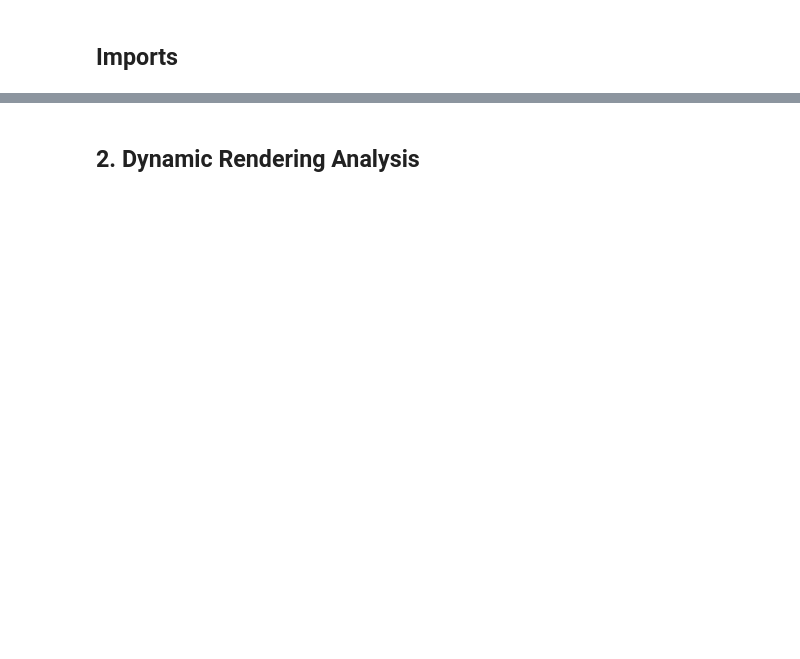
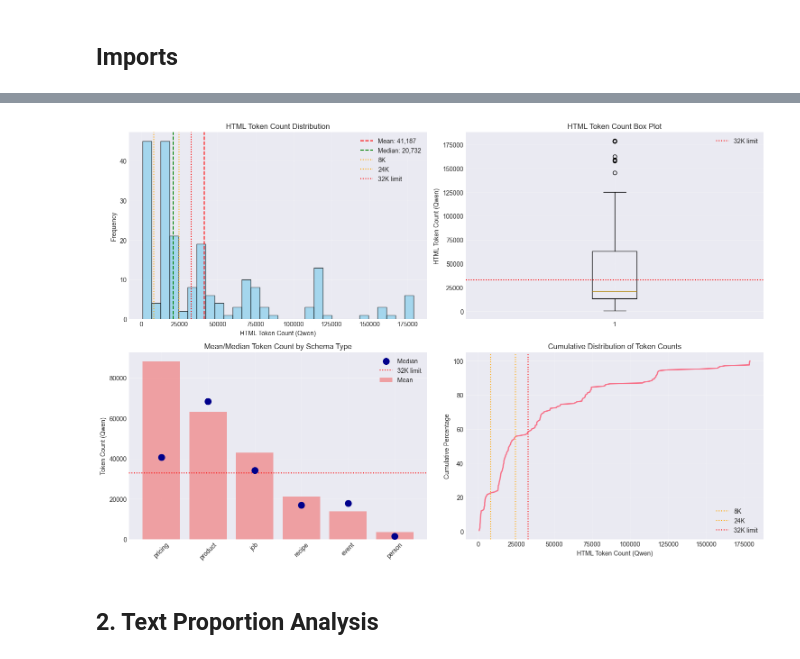
Before and after one commit to luarss/c4ai-crawlerlm, a Jupyter notebook: notebooks/00_eda.ipynb, the cells around one changed output, grey strips where cells are left out. Saved outputs shown, nothing was run; the diff lists cells and outputs as text; code cells hidden in the pictures; blank space fills up the shorter version.

```diff
--- a/notebooks/00_eda.ipynb
+++ b/notebooks/00_eda.ipynb
@@ -240,0 +41,16 @@ Flagged files: 356
+# %%
+# Find all HTML files
+candidates_dir = Path('../data/seeds/candidates')
+html_files = sorted(candidates_dir.glob('*.html'))
+
+print(f'Found {len(html_files)} HTML files')
+
+# Parse schema types
+schema_counts = Counter()
+for html_file in html_files:
+    schema_type = html_file.stem.split('_')[0]
+    schema_counts[schema_type] += 1
+
+print(f'\nSchema type distribution:')
+for schema_type, count in schema_counts.most_common():
+    print(f'  {schema_type}: {count}')
@@ -276,2 +181,60 @@ File Size Statistics:
+# %%
+# Visualize token distribution
+fig, axes = plt.subplots(2, 2, figsize=(15, 10))
+
+# Histogram
+axes[0, 0].hist(df['html_tokens'], bins=30, edgecolor='black', alpha=0.7, color='skyblue')
+axes[0, 0].axvline(df['html_tokens'].mean(), color='red', linestyle='--',
+                   label=f'Mean: {df["html_tokens"].mean():,.0f}')
+axes[0, 0].axvline(df['html_tokens'].median(), color='green', linestyle='--',
+                   label=f'Median: {df["html_tokens"].median():,.0f}')
+axes[0, 0].axvline(8192, color='orange', linestyle=':', label='8K')
+axes[0, 0].axvline(24576, color='orange', linestyle=':', label='24K')
+axes[0, 0].axvline(32768, color='red', linestyle=':', label='32K limit')
+axes[0, 0].set_xlabel('HTML Token Count (Qwen)')
+axes[0, 0].set_ylabel('Frequency')
+axes[0, 0].set_title('HTML Token Count Distribution')
+axes[0, 0].legend()
+axes[0, 0].grid(True, alpha=0.3)
+
+# Box plot
+axes[0, 1].boxplot(df['html_tokens'], vert=True)
+axes[0, 1].set_ylabel('HTML Token Count (Qwen)')
+axes[0, 1].set_title('HTML Token Count Box Plot')
+axes[0, 1].axhline(32768, color='red', linestyle=':', label='32K limit')
+axes[0, 1].grid(True, alpha=0.3)
+axes[0, 1].legend()
+
+# By schema type
+schema_tokens = df.groupby('schema_type')['html_tokens'].agg(['mean', 'median', 'min', 'max'])
+schema_tokens = schema_tokens.sort_values('mean', ascending=False)
+x_pos = np.arange(len(schema_tokens))
+axes[1, 0].bar(x_pos, schema_tokens['mean'], color='lightcoral', alpha=0.7, label='Mean')
+axes[1, 0].scatter(x_pos, schema_tokens['median'], color='darkblue', s=100, zorder=3, label='Median')
+axes[1, 0].axhline(32768, color='red', linestyle=':', label='32K limit')
+axes[1, 0].set_xticks(x_pos)
+axes[1, 0].set_xticklabels(schema_tokens.index, rotation=45)
+axes[1, 0].set_ylabel('Token Count (Qwen)')
+axes[1, 0].set_title('Mean/Median Token Count by Schema Type')
+axes[1, 0].legend()
+axes[1, 0].grid(True, alpha=0.3)
+
+# Cumulative distribution
+sorted_tokens = np.sort(df['html_tokens'])
+cumulative = np.arange(1, len(sorted_tokens) + 1) / len(sorted_tokens) * 100
+axes[1, 1].plot(sorted_tokens, cumulative, linewidth=2)
+axes[1, 1].axvline(8192, color='orange', linestyle=':', label='8K')
+axes[1, 1].axvline(24576, color='orange', linestyle=':', label='24K')
+axes[1, 1].axvline(32768, color='red', linestyle=':', label='32K limit')
+axes[1, 1].set_xlabel('HTML Token Count (Qwen)')
+axes[1, 1].set_ylabel('Cumulative Percentage')
+axes[1, 1].set_title('Cumulative Distribution of Token Counts')
+axes[1, 1].legend()
+axes[1, 1].grid(True, alpha=0.3)
+
+plt.tight_layout()
+plt.show()
+# %% [output]
+[figure, added]
 # %% [markdown]
-## 2. Dynamic Rendering Analysis
+## 2. Text Proportion Analysis
```
Also changed, not shown: parts of 31 cells of this notebook.
